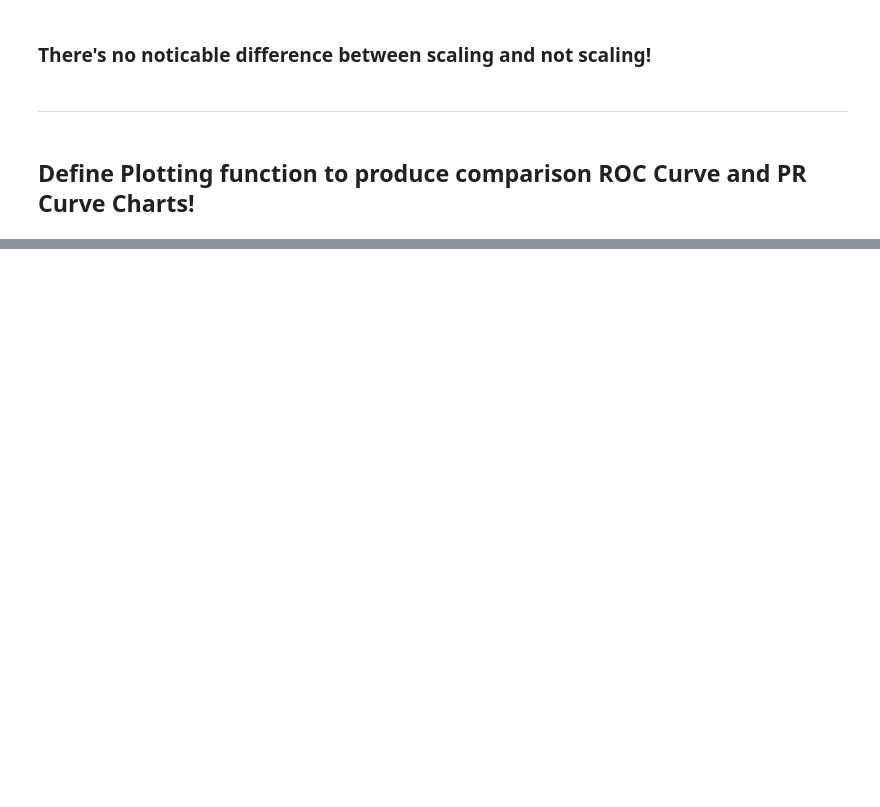
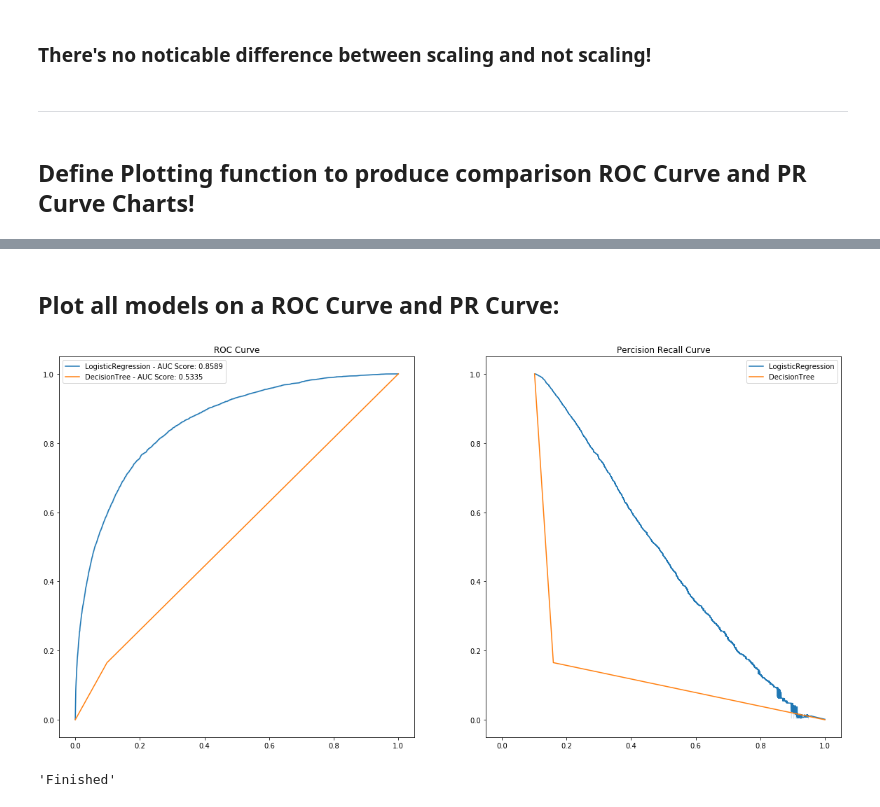
Before and after one commit to Doc1Ft/santander-customer-transaction-prediction, a Jupyter notebook: notebooks/Mike_Notebooks/Mike_Algorithm_Practice_2.ipynb, the cells around one changed output, grey strips where cells are left out. Cells and saved outputs as stored; diff of their text form; code cells hidden in the pictures; blank space fills up the shorter version.

Commit message:
Added Decision tree to the ROC PR plot. Also tested to see ROC_PR_CURVES works properly

```diff
--- a/notebooks/Mike_Notebooks/Mike_Algorithm_Practice_2.ipynb
+++ b/notebooks/Mike_Notebooks/Mike_Algorithm_Practice_2.ipynb
@@ -313,0 +278,3 @@ new_numbers [34, 87, 34, 64]
+# %%
+# Define algo_dict
+algo_dict = {}
@@ -313,0 +283,16 @@ new_numbers [34, 87, 34, 64]
+# %%
+# Import model
+from sklearn.linear_model import LogisticRegression
+
+# Fit and calculate predictions to the model
+logmodel = LogisticRegression(C=0.001, class_weight="balanced")
+logmodel.fit(X_train, y_train)
+predictions = logmodel.predict_proba(X_test)[:,1]
+
+# Move predictions to algo_dict
+algo_dict["LogisticRegression"] = predictions
+
+# print the score
+print(logmodel.score(X_test, y_test))
+print()
+print(classification_report(y_test, logmodel.predict(X_test)))
@@ -313,0 +331,16 @@ new_numbers [34, 87, 34, 64]
+# %%
+# Import Model
+from sklearn.tree import DecisionTreeClassifier
+
+# Fit and calculate predictions to the model
+dtree = DecisionTreeClassifier(class_weight="balanced")
+dtree.fit(X_train, y_train)
+predictions = dtree.predict_proba(X_test)[:,1]
+
+# Move predictions to algo_dict
+algo_dict["DecisionTree"] = predictions
+
+# print the score
+print(dtree.score(X_test, y_test))
+print()
+print(classification_report(y_test, dtree.predict(X_test)))
@@ -313,0 +358,7 @@ new_numbers [34, 87, 34, 64]
+# %% [markdown]
+## Plot all models on a ROC Curve and PR Curve:
+# %%
+ROC_PR_Curves(y_test=y_test, algo_dict=algo_dict)
+# %% [output]
+[figure, added]
+'Finished'
```
Also changed, not shown: parts of 20 cells of this notebook.
